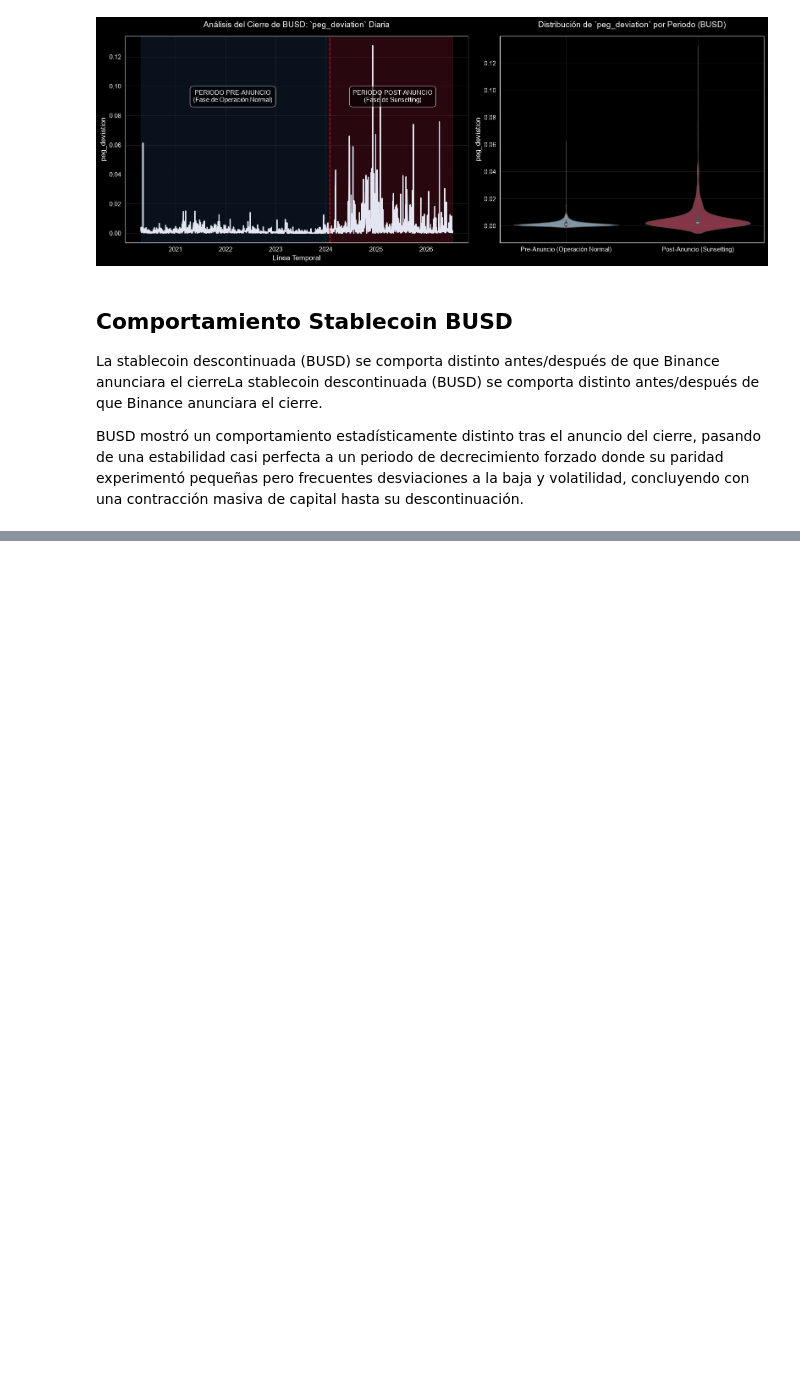
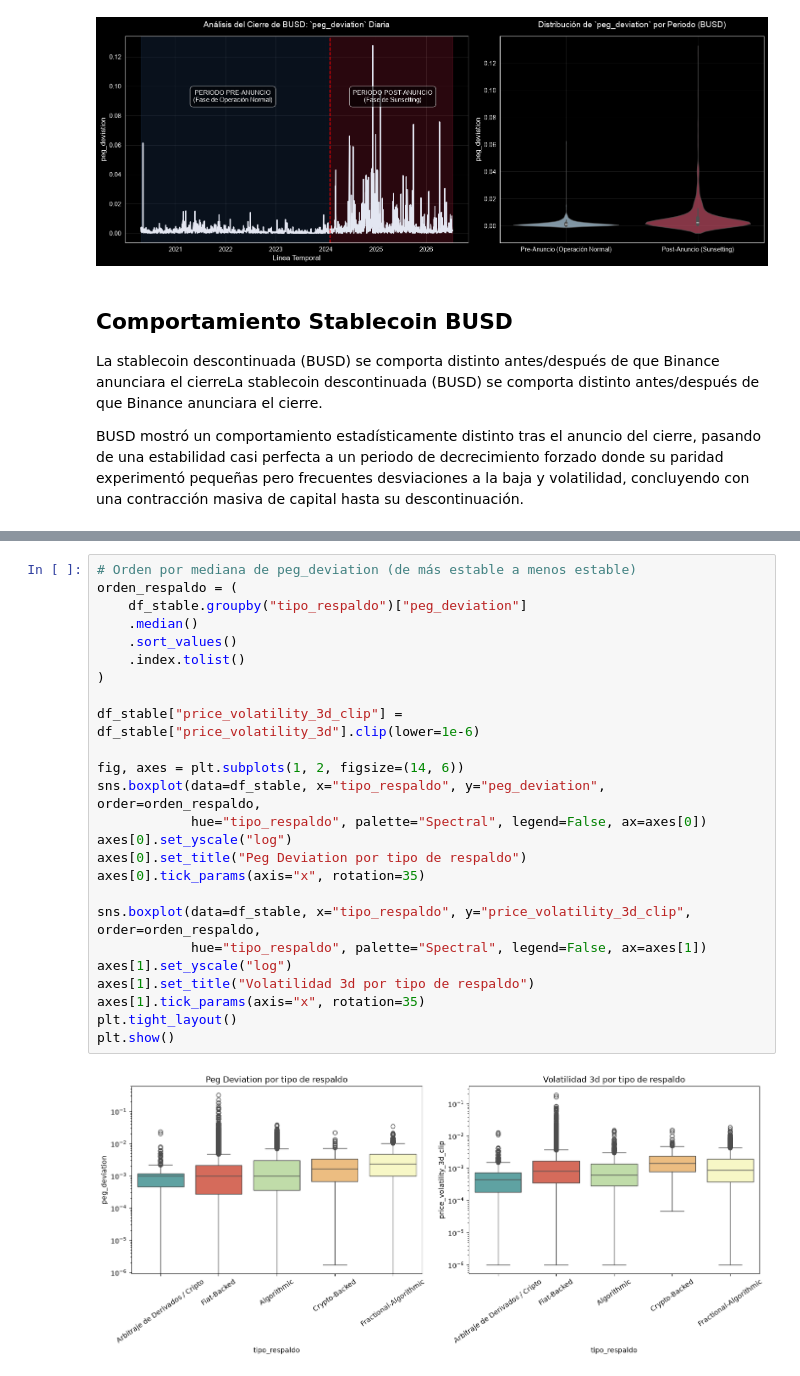
Before and after one commit to Bootcamp-DA-P2/criptoradar, a Jupyter notebook: notebooks/EDA.ipynb, the cells around one changed output, grey strips where cells are left out. Drawn from its saved outputs; the diff is of its cells as text; blank space fills up the shorter version.

```diff
--- a/notebooks/EDA.ipynb
+++ b/notebooks/EDA.ipynb
@@ -509,0 +667,27 @@ Impacto Stable -> Cripto (¿Depeg hoy predice volatilidad BTC mañana?): 0.0222
+# %%
+# Orden por mediana de peg_deviation (de más estable a menos estable)
+orden_respaldo = (
+    df_stable.groupby("tipo_respaldo")["peg_deviation"]
+    .median()
+    .sort_values()
+    .index.tolist()
+)
+
+df_stable["price_volatility_3d_clip"] = df_stable["price_volatility_3d"].clip(lower=1e-6)
+
+fig, axes = plt.subplots(1, 2, figsize=(14, 6))
+sns.boxplot(data=df_stable, x="tipo_respaldo", y="peg_deviation", order=orden_respaldo,
+            hue="tipo_respaldo", palette="Spectral", legend=False, ax=axes[0])
+axes[0].set_yscale("log")
+axes[0].set_title("Peg Deviation por tipo de respaldo")
+axes[0].tick_params(axis="x", rotation=35)
+
+sns.boxplot(data=df_stable, x="tipo_respaldo", y="price_volatility_3d_clip", order=orden_respaldo,
+            hue="tipo_respaldo", palette="Spectral", legend=False, ax=axes[1])
+axes[1].set_yscale("log")
+axes[1].set_title("Volatilidad 3d por tipo de respaldo")
+axes[1].tick_params(axis="x", rotation=35)
+plt.tight_layout()
+plt.show()
+# %% [output]
+[figure, added]
```
Also changed, not shown: parts of 21 cells of this notebook.
